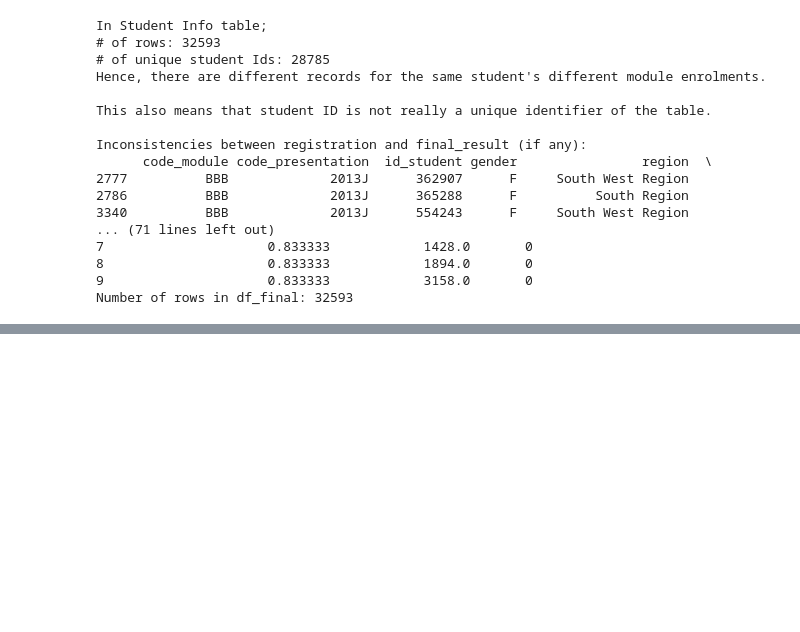
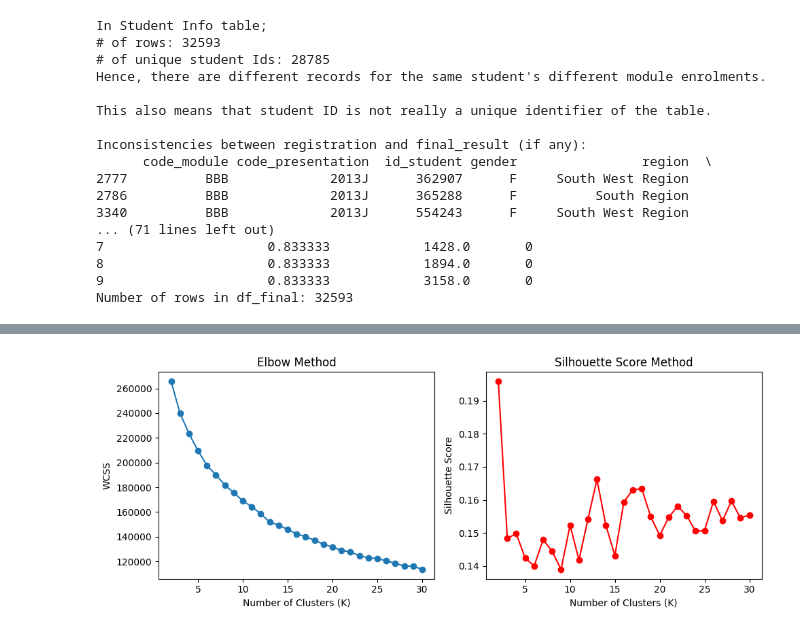
Before and after one commit to buppanasu/Student-Grade-Predictor, a Jupyter notebook: 2)ML_Algo/Withdrawn.ipynb, the cells around one changed output, grey strips where cells are left out. Saved outputs shown, nothing was run; the diff lists cells and outputs as text; code cells hidden in the pictures; blank space fills up the shorter version.

```diff
--- a/2)ML_Algo/Withdrawn.ipynb
+++ b/2)ML_Algo/Withdrawn.ipynb
@@ -369,0 +353,94 @@ Cluster
+# %%
+import pandas as pd
+import numpy as np
+import matplotlib.pyplot as plt
+import seaborn as sns
+from sklearn.cluster import KMeans, DBSCAN
+from sklearn.preprocessing import StandardScaler, LabelEncoder
+from sklearn.decomposition import PCA
+from sklearn.metrics import silhouette_score
+from sklearn.neighbors import NearestNeighbors
+
+# ===========================
+# Data Preprocessing for Clustering
+# ===========================
+
+# Load your processed dataframe
+df = df_final.copy()
+
+# Drop student ID (not relevant for clustering)
+df = df.drop(columns=['id_student'])
+
+# Print the first few rows to inspect features
+print(df.head())
+
+# Encode categorical variables (all features are used)
+categorical_cols = ['Gender', 'Region', 'HLE', 'Age group', 'code_module']
+label_encoders = {col: LabelEncoder() for col in categorical_cols}
+
+for col in categorical_cols:
+    df[col] = label_encoders[col].fit_transform(df[col])
+
+# Standardize all features for clustering
+scaler = StandardScaler()
+df_scaled = scaler.fit_transform(df)
+
+# ===========================
+# Finding Optimal K for K-Means (Elbow & Silhouette Methods)
+# ===========================
+wcss = []  # Within-cluster sum of squares
+silhouette_scores = []
+
+K_range = range(2, 31)  # Trying K from 2 to 30 clusters
+for k in K_range:
+    kmeans = KMeans(n_clusters=k, random_state=42, n_init=10)
+    cluster_labels = kmeans.fit_predict(df_scaled)
+    wcss.append(kmeans.inertia_)  # Inertia = WCSS
+    silhouette_scores.append(silhouette_score(df_scaled, cluster_labels))
+
+# Plot the Elbow Method results
+plt.figure(figsize=(10, 4))
+plt.subplot(1, 2, 1)
+plt.plot(K_range, wcss, marker='o')
+plt.xlabel("Number of Clusters (K)")
+plt.ylabel("WCSS")
+plt.title("Elbow Method")
+
+# Plot the Silhouette Scores
+plt.subplot(1, 2, 2)
+plt.plot(K_range, silhouette_scores, marker='o', color='r')
+plt.xlabel("Number of Clusters (K)")
+plt.ylabel("Silhouette Score")
+plt.title("Silhouette Score Method")
+plt.tight_layout()
+plt.show()
+
+# ===========================
+# Applying K-Means with Optimal K
+# ===========================
+optimal_k = 10  # Change this based on the elbow & silhouette analysis
+kmeans = KMeans(n_clusters=optimal_k, random_state=42, n_init=10)
+df['Cluster'] = kmeans.fit_predict(df_scaled)
+
+# Visualize K-Means clusters using PCA
+pca = PCA(n_components=2)
+df_pca = pca.fit_transform(df_scaled)
+df['PCA1'] = df_pca[:, 0]
+df['PCA2'] = df_pca[:, 1]
+
+plt.figure(figsize=(10, 7))
+scatter = sns.scatterplot(
+    x='PCA1', y='PCA2', hue='Cluster',
+    data=df, palette="tab20", alpha=0.7, edgecolor="black"
+)
+plt.xlabel("PCA Component 1")
+plt.ylabel("PCA Component 2")
+plt.title(f"K-Means Clustering (K={optimal_k}) - PCA Projection")
+legend = scatter.legend_
+for t in legend.texts:
+    t.set_fontsize(9)
+plt.show()
+
+print("K-Means Cluster Means:")
+print(df.groupby('Cluster').mean())
+# %% [output]
@@ -369,0 +467 @@ Cluster
+[figure, added]
```
Also changed, not shown: parts of 5 cells of this notebook, 1 other file.
